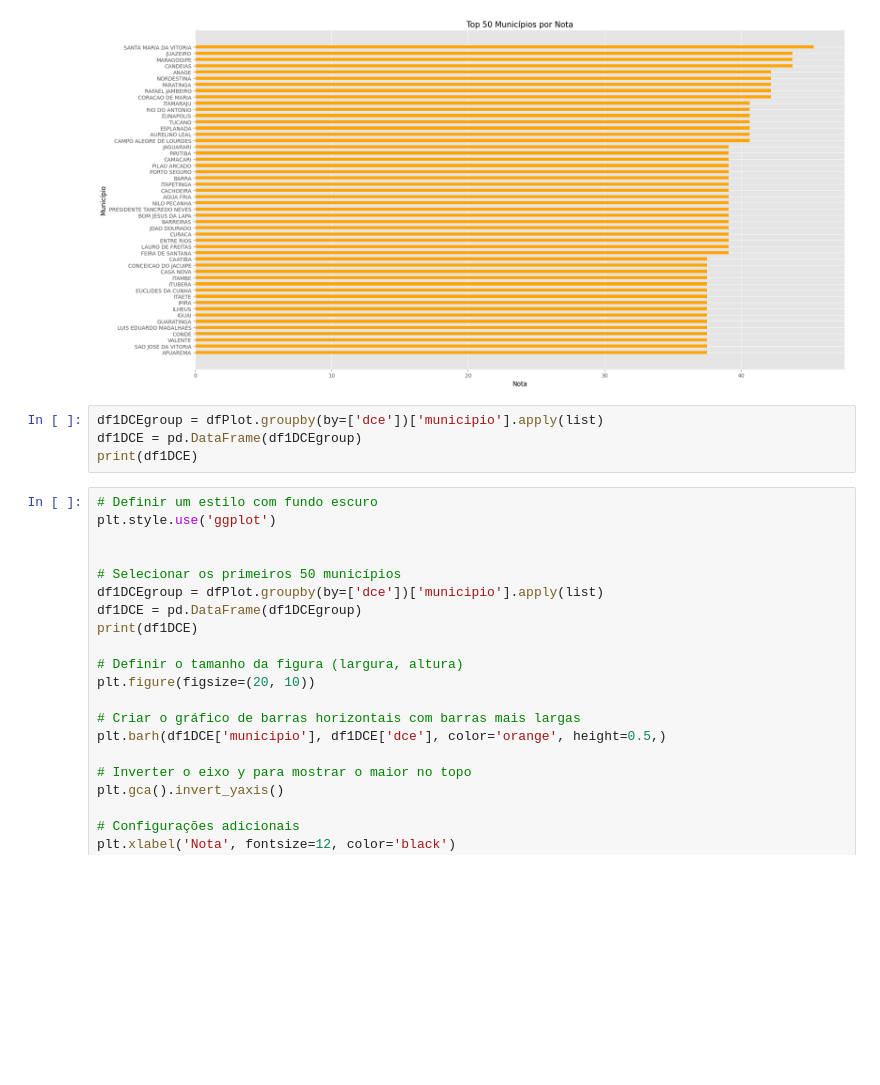
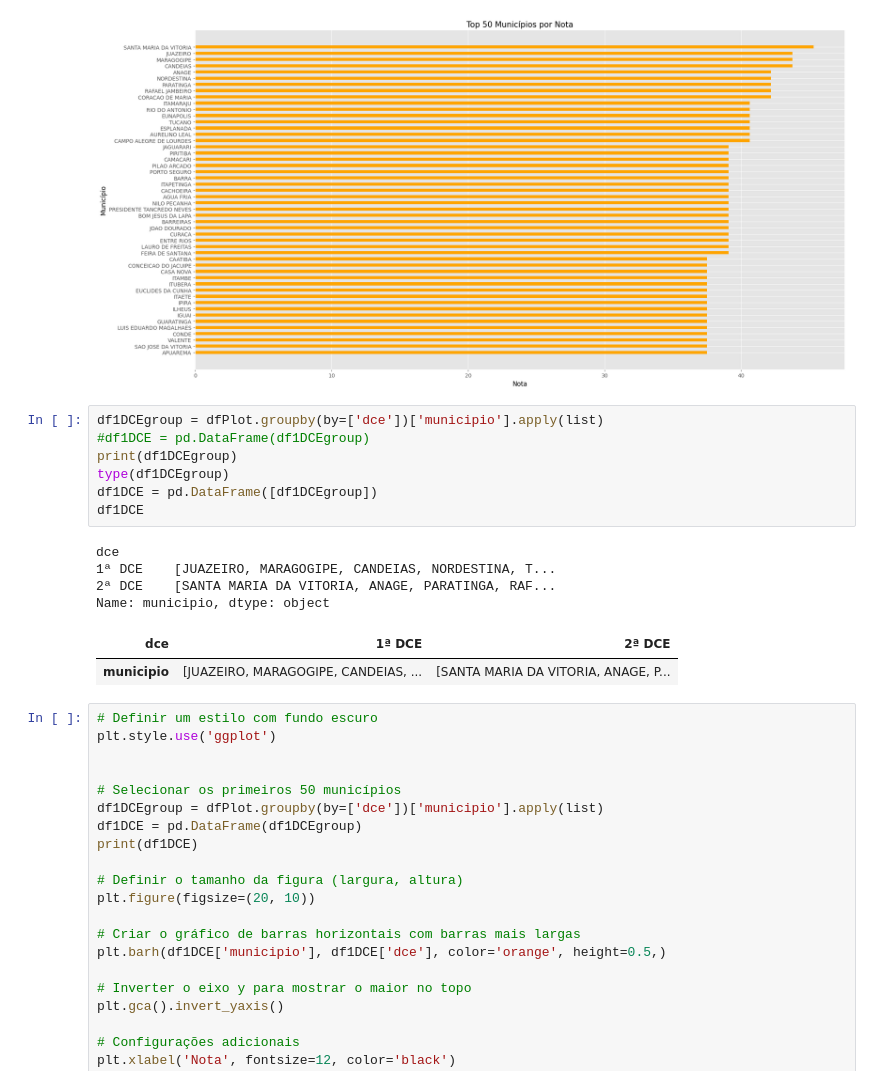
Before and after one commit to hugoriosbrito/Sistema-de-Matriz-de-Seletividade-SMS-TCM, a Jupyter notebook: teste.ipynb, the cells around one changed output. Saved outputs shown, nothing was run; the diff lists cells and outputs as text; blank space fills up the shorter version.

```diff
--- a/teste.ipynb
+++ b/teste.ipynb
@@ -162,8 +162,18 @@ plt.show()
 [figure]
 # %%
 df1DCEgroup = dfPlot.groupby(by=['dce'])['municipio'].apply(list)
-df1DCE = pd.DataFrame(df1DCEgroup)
-print(df1DCE)
+#df1DCE = pd.DataFrame(df1DCEgroup)
+print(df1DCEgroup)
+type(df1DCEgroup)
+df1DCE = pd.DataFrame([df1DCEgroup])
+df1DCE
+# %% [output]
+dce
+1ª DCE    [JUAZEIRO, MARAGOGIPE, CANDEIAS, NORDESTINA, T...
+2ª DCE    [SANTA MARIA DA VITORIA, ANAGE, PARATINGA, RAF...
+Name: municipio, dtype: object
+| dce | 1ª DCE | 2ª DCE |
+| municipio | [JUAZEIRO, MARAGOGIPE, CANDEIAS, ... | [SANTA MARIA DA VITORIA, ANAGE, P... |
 # %%
 # Definir um estilo com fundo escuro
 plt.style.use('ggplot')
```
